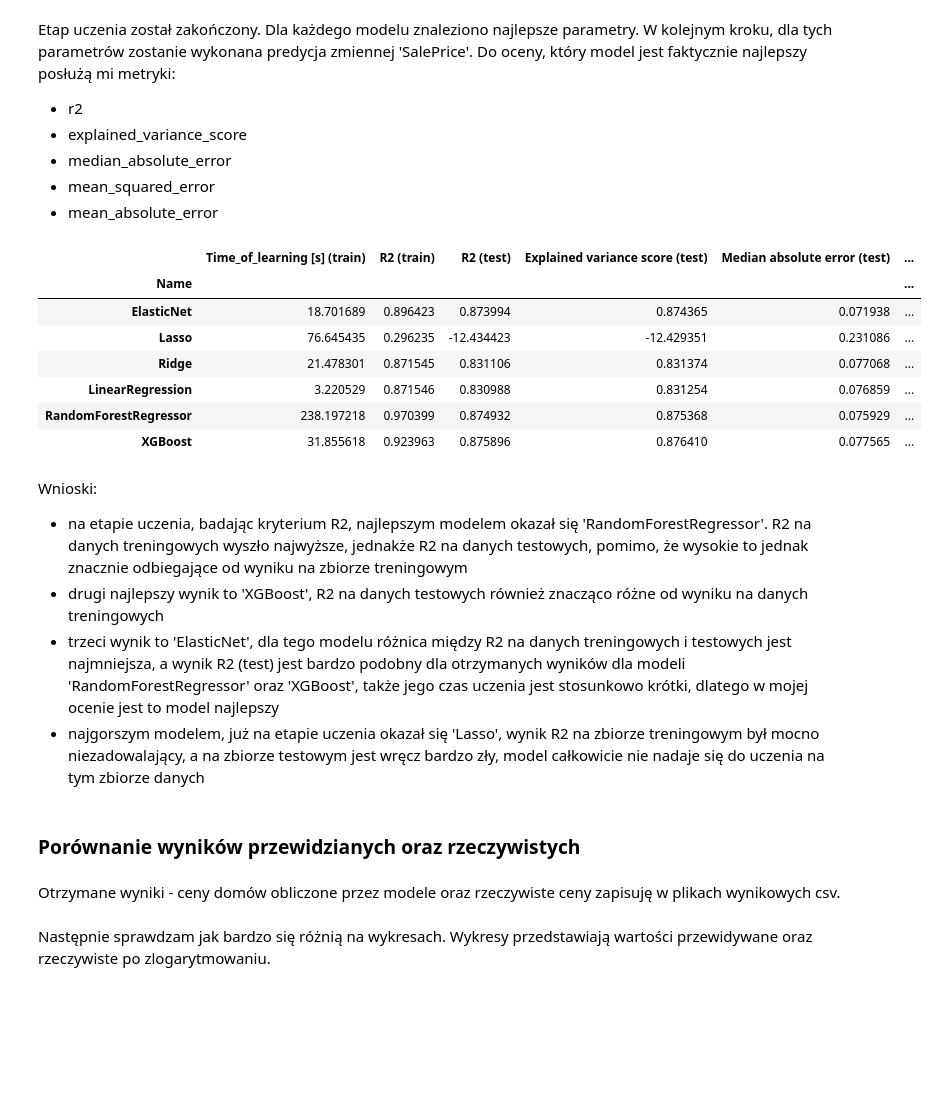
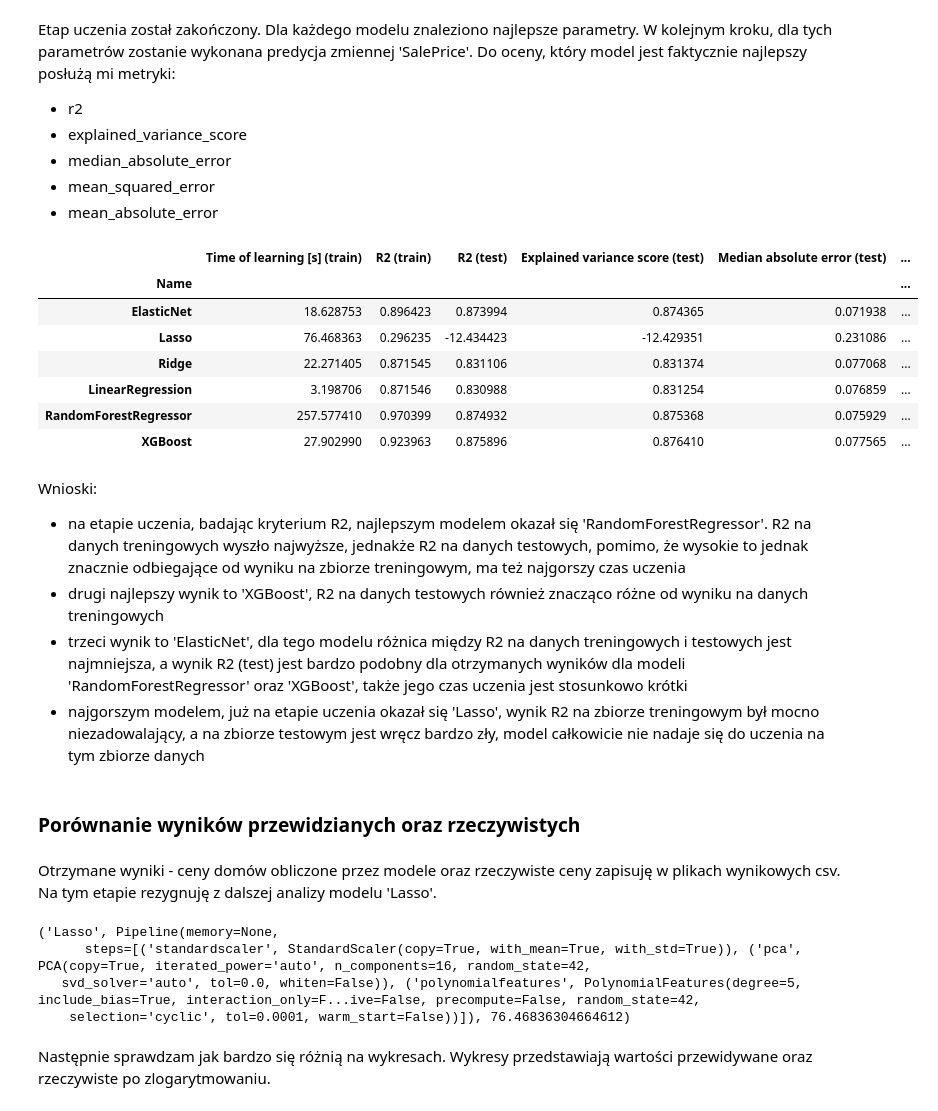
Before and after one commit to edytakudla/Ames_Prices_Predicting_Project, a Jupyter notebook: Project Ames.ipynb, the cells around one changed output. Cells and saved outputs as stored; diff of their text form; code cells hidden in the pictures; blank space fills up the shorter version.

```diff
--- a/Project Ames.ipynb
+++ b/Project Ames.ipynb
@@ -993,33 +993,40 @@ for name, model, time in models:
     mean_absolute_error.append(metrics.mean_absolute_error(y_test, model.predict(X_test)))
 # %%
 df_models = pd.DataFrame(data=models)
-df_models.rename({0 : 'Name', 1 : 'Model', 2 : 'Time_of_learning [s] (train)'}, axis = 1, inplace=True)
+df_models.rename({0 : 'Name', 1 : 'Model', 2 : 'Time of learning [s] (train)'}, axis = 1, inplace=True)
 df_models.drop(labels=['Model'], axis=1, inplace=True)
 df_models.set_index('Name', inplace=True)
 df_models['R2 (train)'] = r2_train
 df_models['R2 (test)'] = r2_test
 df_models['Explained variance score (test)'] = explained_variance_score
 df_models['Median absolute error (test)'] = median_absolute_error
 df_models['Mean squared error (test)'] = mean_squared_error
 df_models['Mean absolute errors (test)'] = mean_absolute_error
 df_models
 # %% [output]
-|  | Time_of_learning [s] (train) | R2 (train) | R2 (test) | Explained variance score (test) | Median absolute error (test) | ... |
+|  | Time of learning [s] (train) | R2 (train) | R2 (test) | Explained variance score (test) | Median absolute error (test) | ... |
 | Name |  |  |  |  |  | ... |
-| ElasticNet | 18.701689 | 0.896423 | 0.873994 | 0.874365 | 0.071938 | ... |
-| Lasso | 76.645435 | 0.296235 | -12.434423 | -12.429351 | 0.231086 | ... |
-| Ridge | 21.478301 | 0.871545 | 0.831106 | 0.831374 | 0.077068 | ... |
-| LinearRegression | 3.220529 | 0.871546 | 0.830988 | 0.831254 | 0.076859 | ... |
-| RandomForestRegressor | 238.197218 | 0.970399 | 0.874932 | 0.875368 | 0.075929 | ... |
-| XGBoost | 31.855618 | 0.923963 | 0.875896 | 0.876410 | 0.077565 | ... |
+| ElasticNet | 18.628753 | 0.896423 | 0.873994 | 0.874365 | 0.071938 | ... |
+| Lasso | 76.468363 | 0.296235 | -12.434423 | -12.429351 | 0.231086 | ... |
+| Ridge | 22.271405 | 0.871545 | 0.831106 | 0.831374 | 0.077068 | ... |
+| LinearRegression | 3.198706 | 0.871546 | 0.830988 | 0.831254 | 0.076859 | ... |
+| RandomForestRegressor | 257.577410 | 0.970399 | 0.874932 | 0.875368 | 0.075929 | ... |
+| XGBoost | 27.902990 | 0.923963 | 0.875896 | 0.876410 | 0.077565 | ... |
 # %% [markdown]
 Wnioski:
 
- - na etapie uczenia, badając kryterium R2, najlepszym modelem okazał się 'RandomForestRegressor'. R2 na danych treningowych wyszło najwyższe, jednakże R2 na danych testowych, pomimo, że wysokie to jednak znacznie odbiegające od wyniku na zbiorze treningowym
+ - na etapie uczenia, badając kryterium R2, najlepszym modelem okazał się 'RandomForestRegressor'. R2 na danych treningowych wyszło najwyższe, jednakże R2 na danych testowych, pomimo, że wysokie to jednak znacznie odbiegające od wyniku na zbiorze treningowym, ma też najgorszy czas uczenia
  - drugi najlepszy wynik to 'XGBoost', R2 na danych testowych również znacząco różne od wyniku na danych treningowych
- - trzeci wynik to 'ElasticNet', dla tego modelu różnica między R2 na danych treningowych i testowych jest najmniejsza, a wynik R2 (test) jest bardzo podobny dla otrzymanych wyników dla modeli 'RandomForestRegressor' oraz 'XGBoost', także jego czas uczenia jest stosunkowo krótki, dlatego w mojej ocenie jest to model najlepszy
+ - trzeci wynik to 'ElasticNet', dla tego modelu różnica między R2 na danych treningowych i testowych jest najmniejsza, a wynik R2 (test) jest bardzo podobny dla otrzymanych wyników dla modeli 'RandomForestRegressor' oraz 'XGBoost', także jego czas uczenia jest stosunkowo krótki
  - najgorszym modelem, już na etapie uczenia okazał się 'Lasso', wynik R2 na zbiorze treningowym był mocno niezadowalający, a na zbiorze testowym jest wręcz bardzo zły, model całkowicie nie nadaje się do uczenia na tym zbiorze danych
 # %% [markdown]
 ### Porównanie wyników przewidzianych oraz rzeczywistych
 # %% [markdown]
-Otrzymane wyniki - ceny domów obliczone przez modele oraz rzeczywiste ceny zapisuję w plikach wynikowych csv.
+Otrzymane wyniki - ceny domów obliczone przez modele oraz rzeczywiste ceny zapisuję w plikach wynikowych csv. Na tym etapie rezygnuję z dalszej analizy modelu 'Lasso'.
+# %%
+models[1]
+# %% [output]
+('Lasso', Pipeline(memory=None,
+      steps=[('standardscaler', StandardScaler(copy=True, with_mean=True, with_std=True)), ('pca', PCA(copy=True, iterated_power='auto', n_components=16, random_state=42,
+   svd_solver='auto', tol=0.0, whiten=False)), ('polynomialfeatures', PolynomialFeatures(degree=5, include_bias=True, interaction_only=F...ive=False, precompute=False, random_state=42,
+    selection='cyclic', tol=0.0001, warm_start=False))]), 76.46836304664612)
```
Also changed, not shown: parts of 9 cells of this notebook, 5 other files.
